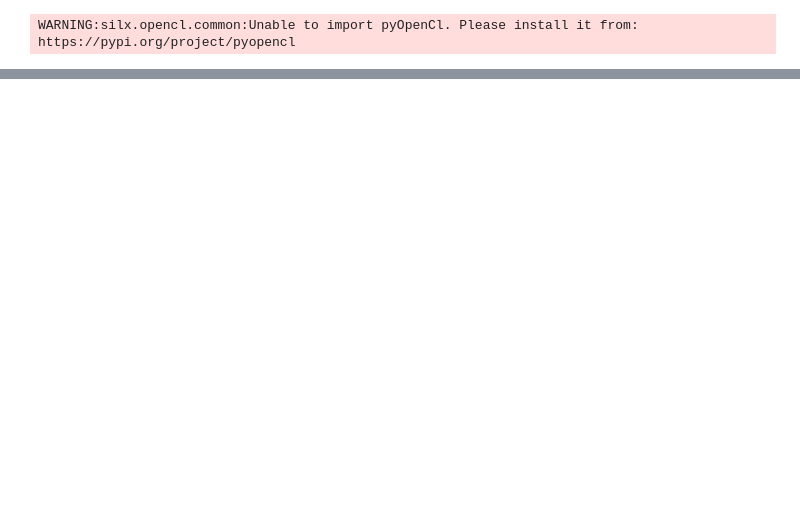
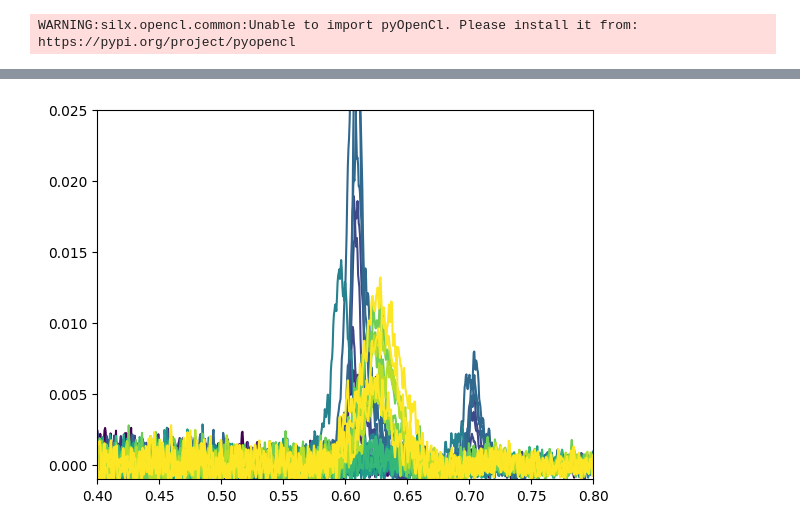
Before and after one commit to JAndronis/MID-10400, a Jupyter notebook: notebooks/damnit.ipynb, the cells around one changed output, grey strips where cells are left out. Cells and saved outputs as stored; diff of their text form; code cells hidden in the pictures; blank space fills up the shorter version.

```diff
--- a/notebooks/damnit.ipynb
+++ b/notebooks/damnit.ipynb
@@ -45,0 +292,5 @@ def plot_saxs_series(dataset, ax, step=100, bg=None):
+# %%
+import h5py
+
+with h5py.File('/gpfs/exfel/exp/MID/202601/p010400/proc/r0423/CORR-R0423-AGIPD11-S00005.h5', 'r') as f:
+    print(f.keys())
@@ -46,3 +392,3 @@ def plot_saxs_series(dataset, ax, step=100, bg=None):
 # %%
-saxs_data = db[run_nr]["agipd_saxs"].read()
+bg_saxs = read_intensity(bg_run_nr, db, variable="agipd_saxs")
 # %%
@@ -83,0 +434,48 @@ db[run_nr].keys()
+# %%
+from scipy.signal import find_peaks
+
+run_range = range(423, 433)
+colors = plt.cm.viridis(np.linspace(0, 1, len(run_range)))
+
+peaks_q = []
+peaks_intensity = []
+
+
+for idx, run_nr in enumerate(run_range):
+    saxs = read_intensity(run_nr, db, variable="agipd_saxs")
+    medipt = saxs.median(["q", "pulseId"])
+    medipt_filtered = medipt.where((medipt<medipt.quantile(0.95))&(medipt>medipt.quantile(0.05)), drop=True)
+    saxs_filtered = saxs.sel(trainId=medipt_filtered.trainId)
+    for tr_idx in range(0, len(saxs_filtered.trainId), 1000):
+        avg = saxs_filtered.isel(trainId=tr_idx).isel(pulseId=np.s_[::10]).mean("pulseId")
+        # v = read_volume(run_nr, db).data
+        # comp = droplet_composition(v, v[0])
+        # mu_sample = linear_attenuation(
+        #     comp.water_volume_fraction,
+        #     comp.ferritin_mg_per_ml * 1e-3,
+        #     comp.peg_mg_per_ml * 1e-3,
+        #     comp.ferritin.protein_mass_fraction,
+        # )
+        # d_um = xr.open_dataset(db[run_nr].file, group="droplet_fit").radius.sel(dim="x").data.mean()
+        # t_sample = np.exp(-mu_sample * d_um * 1e-3).mean()
+        q, iq = avg.q.values, avg.data
+        iq_bg_sub = iq - iq_bg_saxs*0.9
+        q = q[iq_bg_sub>0]
+        iq_bg_sub = iq_bg_sub[iq_bg_sub>0]
+        base = Baseline(q)
+        bkg, params = base.arpls(iq_bg_sub, lam=1e6)
+        # plt.loglog(q, iq_bg_sub, color=colors[idx])
+        iq_flat = iq_bg_sub-bkg
+        ferritin_peak_range = (q>0.4)&(q<0.8)
+        peaks, _ = find_peaks(iq_flat[ferritin_peak_range], prominence=0.002)
+        peaks_q.append(q[ferritin_peak_range][peaks])
+        peaks_intensity.append(iq_flat[ferritin_peak_range][peaks])
+        plt.plot(q, iq_bg_sub-bkg, color=colors[idx])
+    # plt.vlines(q[ferritin_peak_range][peaks], ymin=0, ymax=0.03)
+# plt.loglog(q, iq_bg_saxs, 'k')
+# plt.ylim(1e-3,)
+plt.xlim(0.4, 0.8)
+plt.ylim(-0.001, 0.025)
+plt.show()
+# %% [output]
+[figure, added]
```
Also changed, not shown: parts of 21 cells of this notebook, 4 other files.
